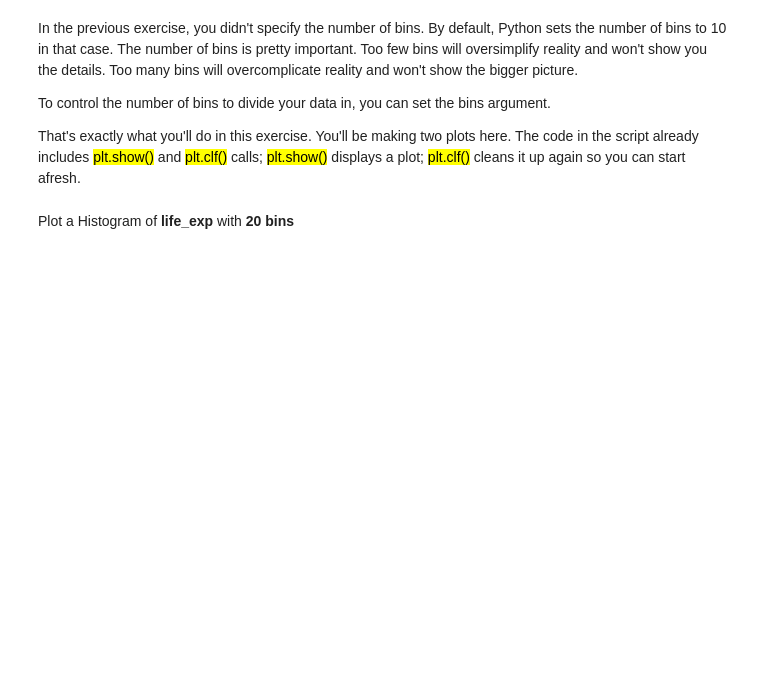
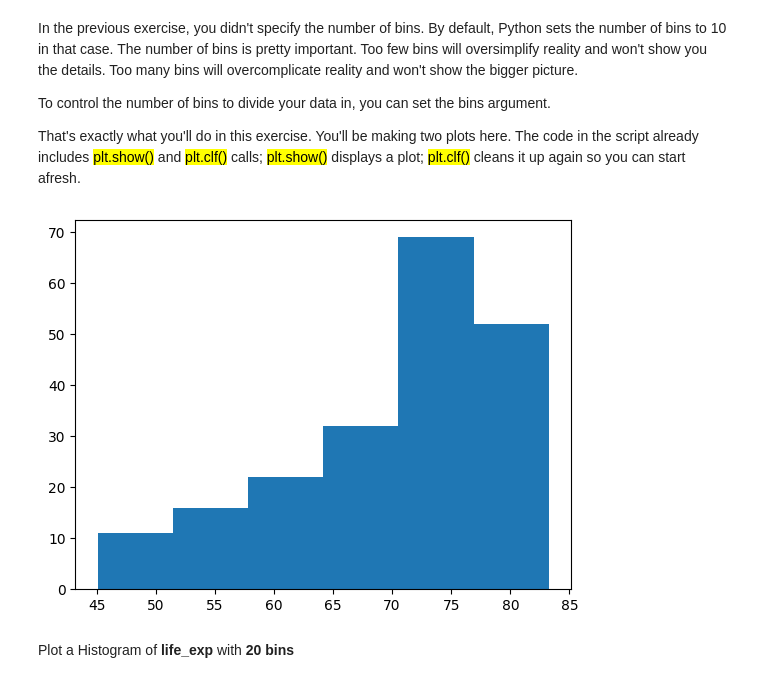
Before and after one commit to amadatiq-ai/citadel-edversity, a Jupyter notebook: Visualization_Matplotlib-NB 1.ipynb, the cells around one changed output. Cells and saved outputs as stored; diff of their text form; code cells hidden in the pictures; blank space fills up the shorter version.

```diff
--- a/Visualization_Matplotlib-NB 1.ipynb
+++ b/Visualization_Matplotlib-NB 1.ipynb
@@ -32,7 +32,7 @@ import matplotlib.pyplot as plt
 Read CSV file from system and It is imporatant to make a copy of data first. as in future if we corrupt the df by accident then we must have a copy to read data.
 # %%
 # loading dataset
-data=pd.read_csv('gapminder.csv')
+data=pd.read_csv('data/gapminder.csv')
 df=data.copy()
 df.head()
 # %% [output]
@@ -143,10 +202,12 @@ To control the number of bins to divide your data in, you can set the bins argum
 That's exactly what you'll do in this exercise. You'll be making two plots here. The code in the script already includes <mark>plt.show()</mark> and <mark>plt.clf()</mark> calls; <mark>plt.show()</mark> displays a plot; <mark>plt.clf()</mark> cleans it up again so you can start afresh.
 # %%
 # Build histogram with 5 bins
-plt.hist(df_2011['life_exp'], bins=5)
+plt.hist(df_2011['life_exp'], bins=6)
 
 # Show
 plt.show()
+# %% [output]
+[figure, added]
 # %% [markdown]
 Plot a Histogram of **life_exp** with **20 bins**
 # %%
```
Also changed, not shown: parts of 19 cells of this notebook, 3 other files.
